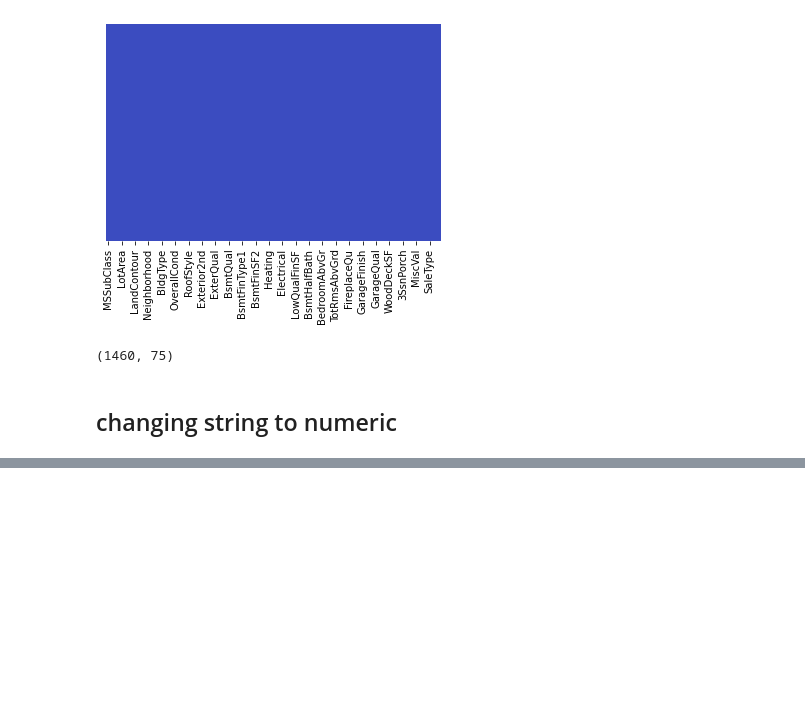
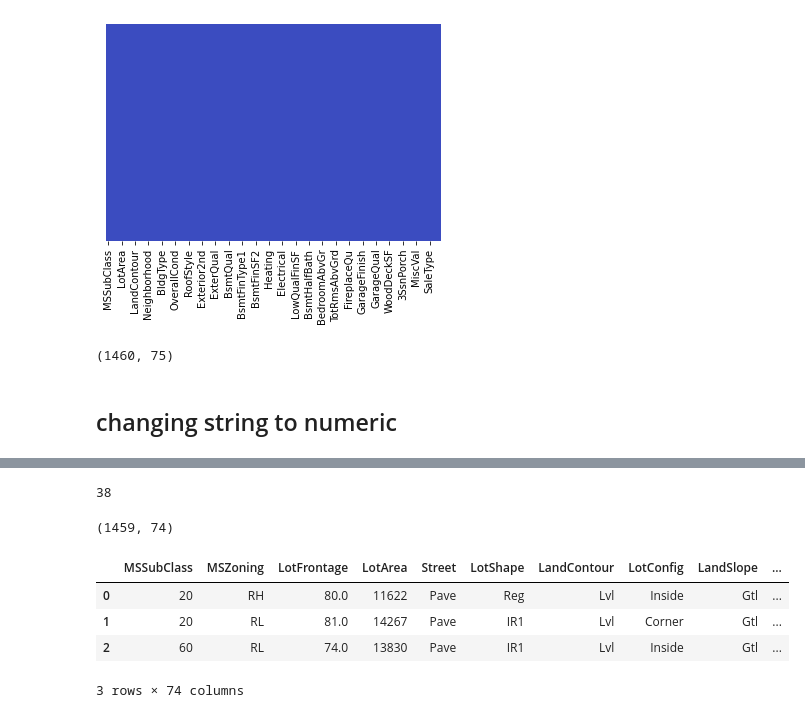
Before and after one commit to Himanth-Venati/Prediction_of_house_price_using_ML, a Jupyter notebook: Advanced Housing_using ML/Advanced_Housing_price_prediction.ipynb, the cells around one changed output, grey strips where cells are left out. Drawn from its saved outputs; the diff is of its cells as text; code cells hidden in the pictures; blank space fills up the shorter version.

```diff
--- a/Advanced Housing_using ML/Advanced_Housing_price_prediction.ipynb
+++ b/Advanced Housing_using ML/Advanced_Housing_price_prediction.ipynb
@@ -154,0 +162,4 @@ memory usage: 855.6+ KB
+# %%
+len(columns)
+# %% [output]
+38
@@ -154,0 +189,14 @@ memory usage: 855.6+ KB
+# %%
+test_df=pd.read_csv('formulatedtest.csv')
+# %%
+test_df.shape
+# %% [output]
+(1459, 74)
+# %%
+test_df.head(3)
+# %% [output]
+|  | MSSubClass | MSZoning | LotFrontage | LotArea | Street | LotShape | LandContour | LotConfig | LandSlope | ... |
+| 0 | 20 | RH | 80.0 | 11622 | Pave | Reg | Lvl | Inside | Gtl | ... |
+| 1 | 20 | RL | 81.0 | 14267 | Pave | IR1 | Lvl | Corner | Gtl | ... |
+| 2 | 60 | RL | 74.0 | 13830 | Pave | IR1 | Lvl | Inside | Gtl | ... |
+3 rows × 74 columns
```
Also changed, not shown: parts of 30 cells of this notebook.
